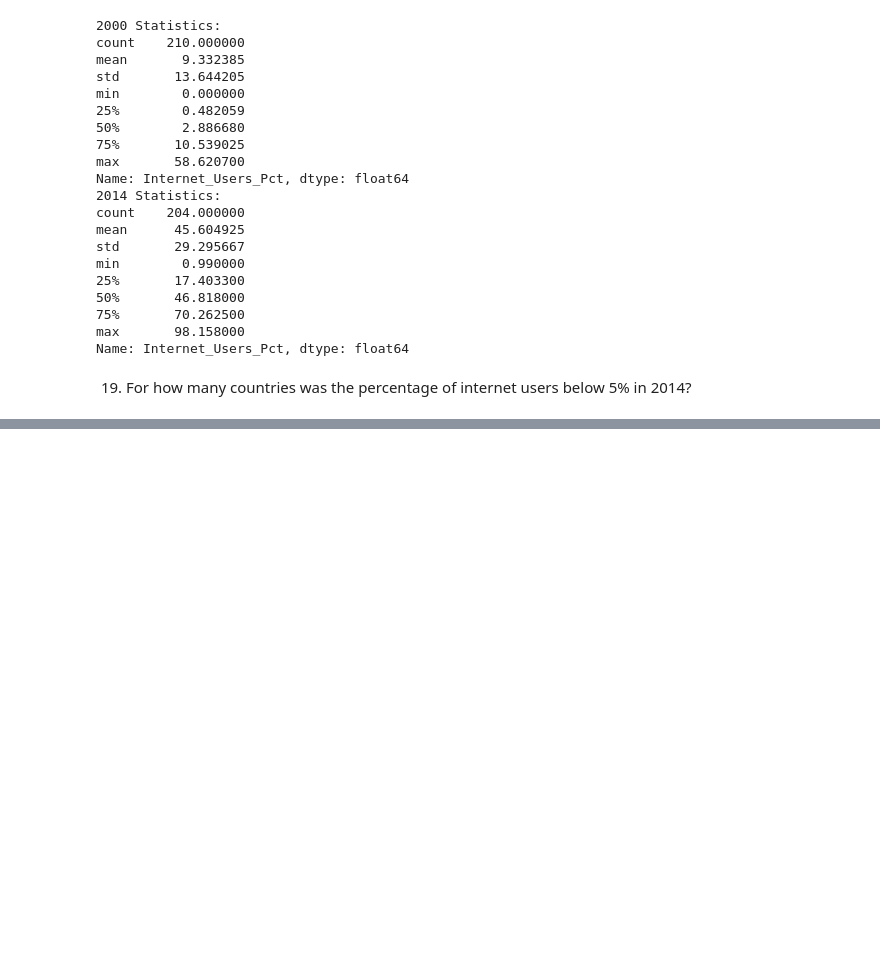
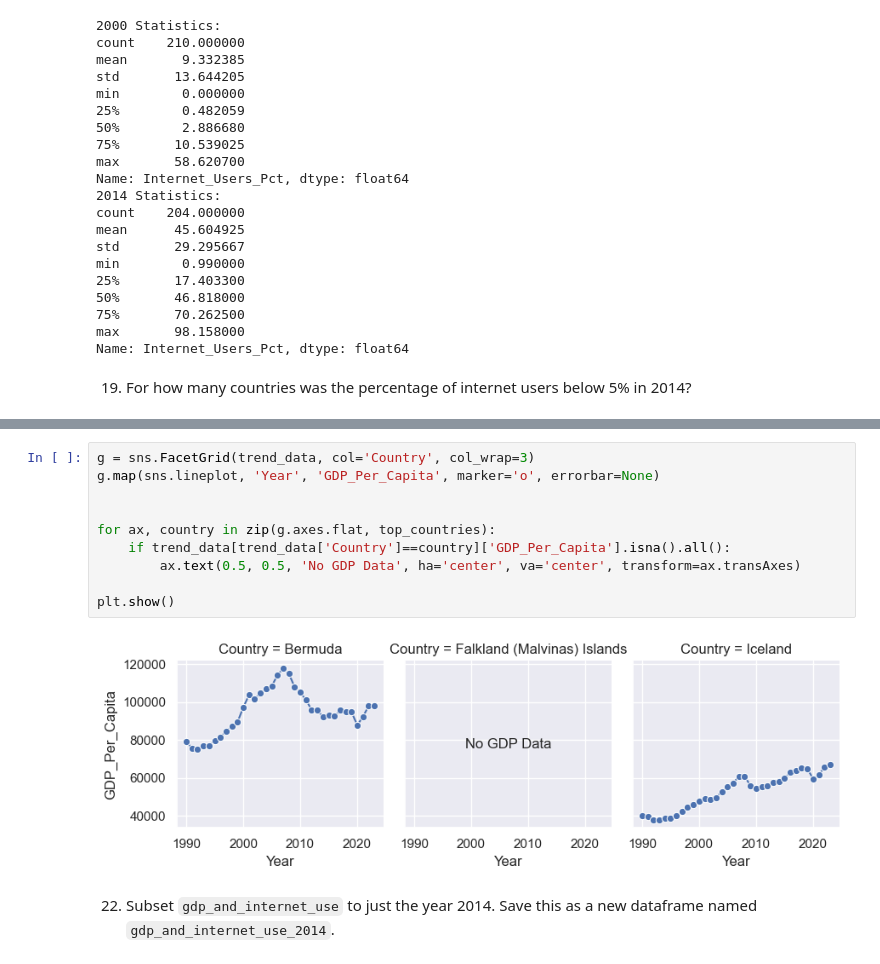
Before and after one commit to NSS-Data-Analytics-Cohort-14/gdp-and-internet-usage-seanfahey1127, a Jupyter notebook: notebooks/gdp_project.ipynb, the cells around one changed output, grey strips where cells are left out. Cells and saved outputs as stored; diff of their text form; blank space fills up the shorter version.

```diff
--- a/notebooks/gdp_project.ipynb
+++ b/notebooks/gdp_project.ipynb
@@ -625,0 +729,14 @@ Name: Internet_Users_Pct, dtype: float64
+# %%
+g = sns.FacetGrid(trend_data, col='Country', col_wrap=3)
+g.map(sns.lineplot, 'Year', 'GDP_Per_Capita', marker='o', errorbar=None)
+
+
+for ax, country in zip(g.axes.flat, top_countries):
+    if trend_data[trend_data['Country']==country]['GDP_Per_Capita'].isna().all():
+        ax.text(0.5, 0.5, 'No GDP Data', ha='center', va='center', transform=ax.transAxes)
+
+plt.show()
+# %% [output]
+[figure, added]
+# %% [markdown]
+22. Subset `gdp_and_internet_use` to just the year 2014. Save this as a new dataframe named `gdp_and_internet_use_2014`.
```
Also changed, not shown: parts of 22 cells of this notebook.
